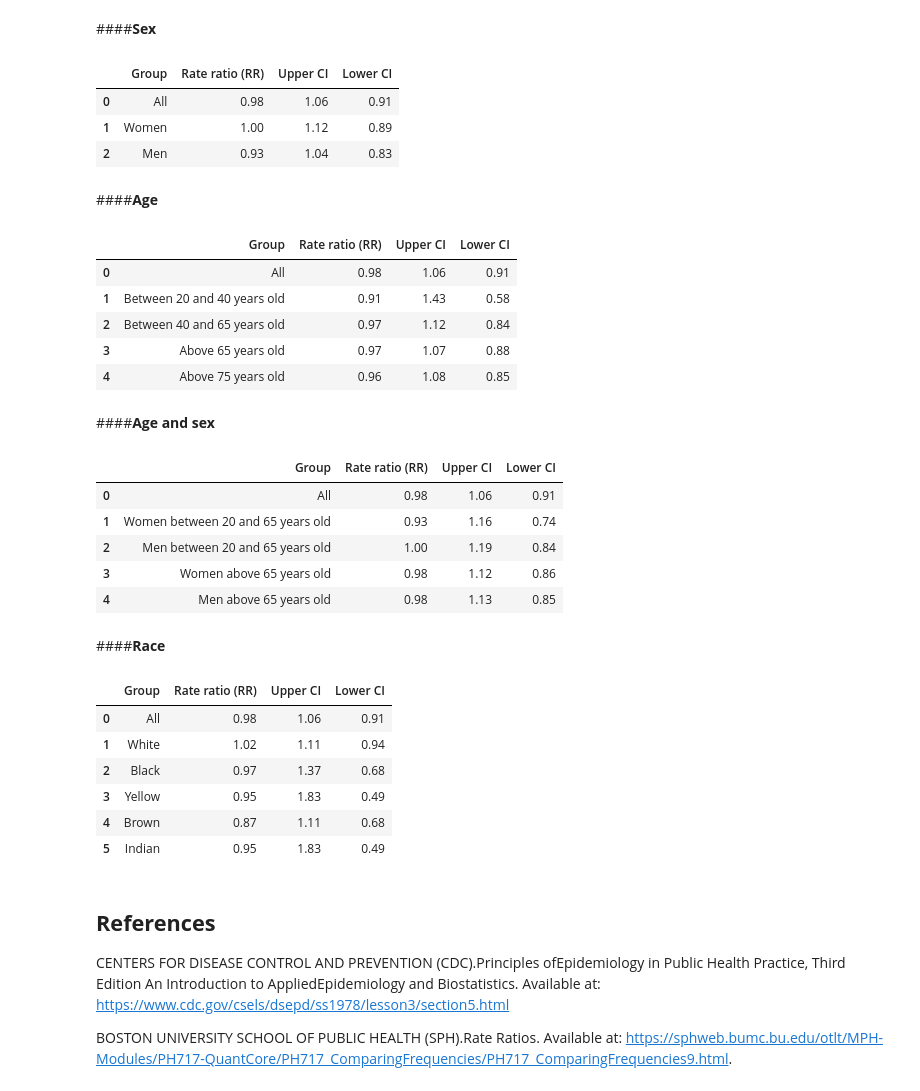
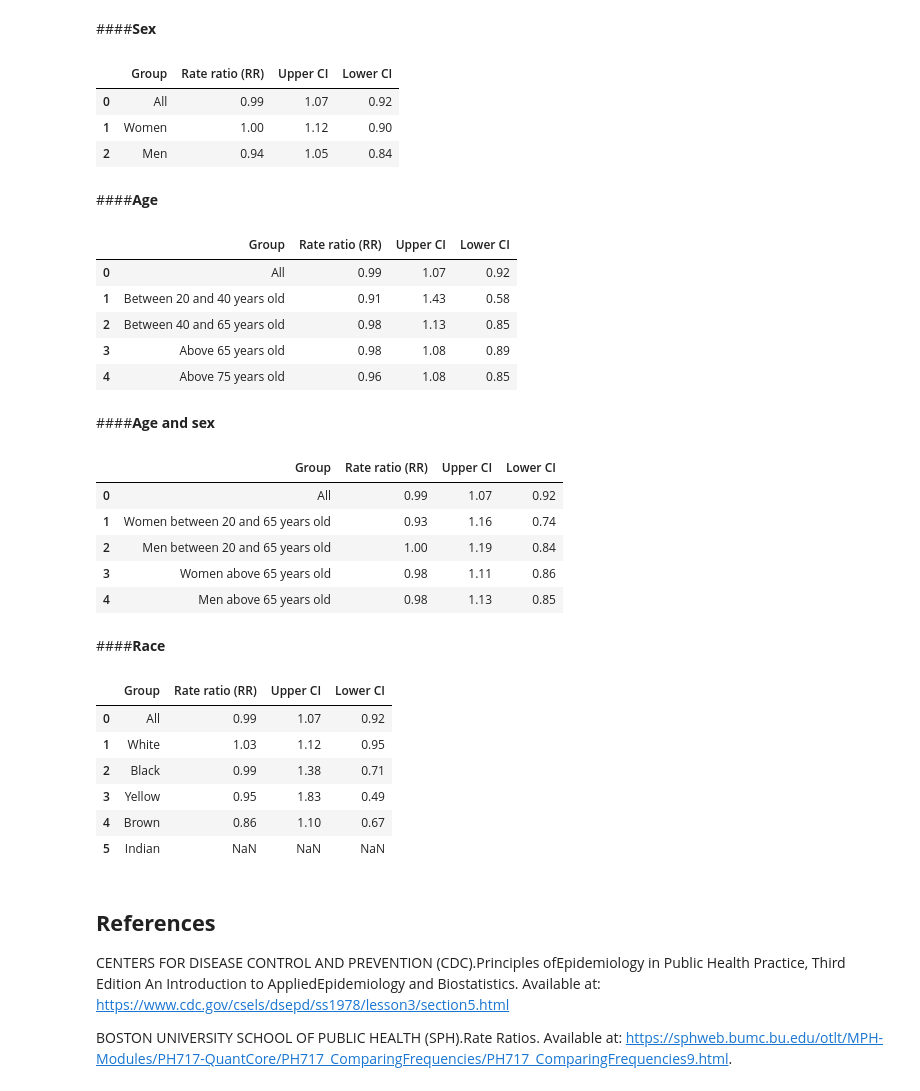
Before and after one commit to climate-and-health-datasci-Unicamp/project-climatic-variations-cardiovascular-diseases, a Jupyter notebook: notebooks/TR_2021_05_Rate_ratio_for_cardiovascular_deaths_and_extreme_events.ipynb, the cells around one changed output. Cells and saved outputs as stored; diff of their text form; code cells hidden in the pictures.

```diff
--- a/notebooks/TR_2021_05_Rate_ratio_for_cardiovascular_deaths_and_extreme_events.ipynb
+++ b/notebooks/TR_2021_05_Rate_ratio_for_cardiovascular_deaths_and_extreme_events.ipynb
@@ -95,13 +80,15 @@ df_pressure = df_pressure[df_pressure['DATE']>'2001-01-01']
+# %%
+#-------------------------------------------------------------------#
+#                  Extreme climatic variations                      #
+#-------------------------------------------------------------------#
+df_vir =  pd.read_csv('/content/drive/Shared drives/Clima&Saúde/Pesquisadores/DeLázari_Júlia/data/Climáticos_Viracopos/EV_VCP.csv')
+df_vir = df_vir.drop(columns = {'Unnamed: 0'})
 # %%
 #-------------------------------------------------------------------#
 #              Merge health and climate dataframes                  #
 #-------------------------------------------------------------------#
 
-df_temp = pd.merge(df_temp,df_obitos, on='DATE', how='outer')
-
-df_humidity = pd.merge(df_humidity,df_obitos, on='DATE', how='outer')
-
-df_pressure = pd.merge(df_pressure,df_obitos, on='DATE', how='outer')
+df = pd.merge(df_vir,df_obitos, on='DATE', how='outer')
 # %% [markdown]
 ## **Functions**
 
@@ -154,7 +141,7 @@ def stratify_race(database):
   black = database[database['RACACOR']==2.0]
   yellow =  database[database['RACACOR']==3.0]
   brown =  database[database['RACACOR']==4.0]
-  indian = database[database['RACACOR']==3.0]
+  indian = database[database['RACACOR']==5.0]
 
   dataframes = [database, white, black, yellow, brown, indian]
   df_names = ["All", "White","Black","Yellow","Brown","Indian"]
@@ -584,46 +571,46 @@ rate_ratio(df_humidity, 'race','above_pct_range')
 # %% [markdown]
 ####**Sex**
 # %%
-rate_ratio(df_humidity, 'sex','above_pct_dif')
+rate_ratio(df, 'sex','above_humidity_dif')
 # %% [output]
 |  | Group | Rate ratio (RR) | Upper CI | Lower CI |
-| 0 | All | 0.98 | 1.06 | 0.91 |
-| 1 | Women | 1.00 | 1.12 | 0.89 |
-| 2 | Men | 0.93 | 1.04 | 0.83 |
+| 0 | All | 0.99 | 1.07 | 0.92 |
+| 1 | Women | 1.00 | 1.12 | 0.90 |
+| 2 | Men | 0.94 | 1.05 | 0.84 |
 # %% [markdown]
 ####**Age**
 # %%
-rate_ratio(df_humidity, 'age','above_pct_dif')
+rate_ratio(df, 'age','above_humidity_dif')
 # %% [output]
 |  | Group | Rate ratio (RR) | Upper CI | Lower CI |
-| 0 | All | 0.98 | 1.06 | 0.91 |
+| 0 | All | 0.99 | 1.07 | 0.92 |
 | 1 | Between 20 and 40 years old | 0.91 | 1.43 | 0.58 |
-| 2 | Between 40 and 65 years old | 0.97 | 1.12 | 0.84 |
-| 3 | Above 65 years old | 0.97 | 1.07 | 0.88 |
+| 2 | Between 40 and 65 years old | 0.98 | 1.13 | 0.85 |
+| 3 | Above 65 years old | 0.98 | 1.08 | 0.89 |
 | 4 | Above 75 years old | 0.96 | 1.08 | 0.85 |
 # %% [markdown]
 ####**Age and sex**
 # %%
-rate_ratio(df_humidity, 'age and sex','above_pct_dif')
+rate_ratio(df, 'age and sex','above_humidity_dif')
 # %% [output]
 |  | Group | Rate ratio (RR) | Upper CI | Lower CI |
-| 0 | All | 0.98 | 1.06 | 0.91 |
+| 0 | All | 0.99 | 1.07 | 0.92 |
 | 1 | Women between 20 and 65 years old | 0.93 | 1.16 | 0.74 |
 | 2 | Men between 20 and 65 years old | 1.00 | 1.19 | 0.84 |
-| 3 | Women above 65 years old | 0.98 | 1.12 | 0.86 |
+| 3 | Women above 65 years old | 0.98 | 1.11 | 0.86 |
 | 4 | Men above 65 years old | 0.98 | 1.13 | 0.85 |
 # %% [markdown]
 ####**Race**
 # %%
-rate_ratio(df_humidity, 'race','above_pct_dif')
+rate_ratio(df, 'race','above_humidity_dif')
 # %% [output]
 |  | Group | Rate ratio (RR) | Upper CI | Lower CI |
-| 0 | All | 0.98 | 1.06 | 0.91 |
-| 1 | White | 1.02 | 1.11 | 0.94 |
-| 2 | Black | 0.97 | 1.37 | 0.68 |
+| 0 | All | 0.99 | 1.07 | 0.92 |
+| 1 | White | 1.03 | 1.12 | 0.95 |
+| 2 | Black | 0.99 | 1.38 | 0.71 |
 | 3 | Yellow | 0.95 | 1.83 | 0.49 |
-| 4 | Brown | 0.87 | 1.11 | 0.68 |
-| 5 | Indian | 0.95 | 1.83 | 0.49 |
+| 4 | Brown | 0.86 | 1.10 | 0.67 |
+| 5 | Indian | NaN | NaN | NaN |
 # %% [markdown]
 ## **References**
 
```
Also changed, not shown: parts of 36 cells of this notebook.
